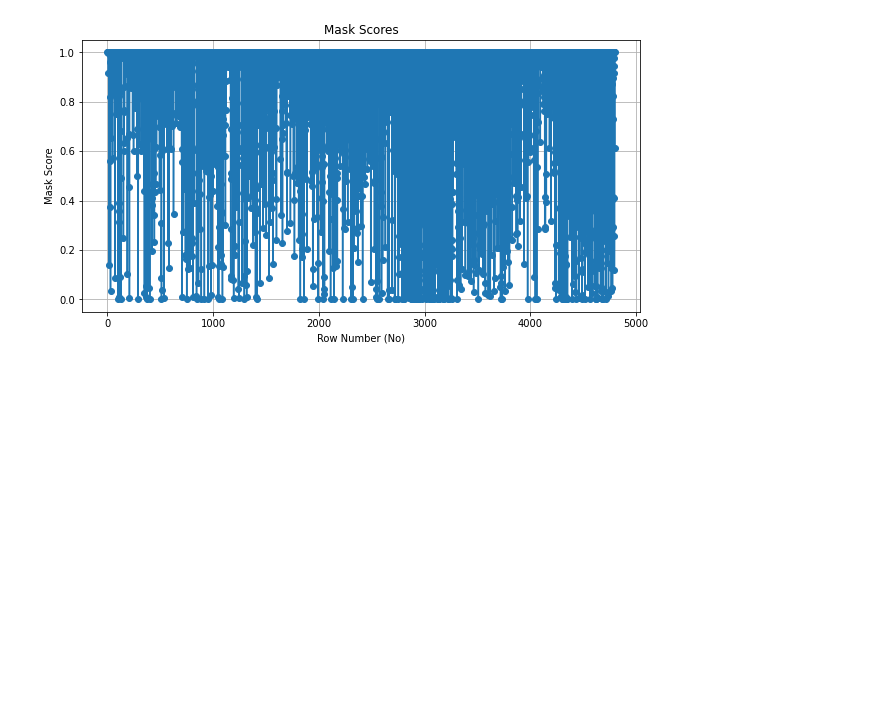
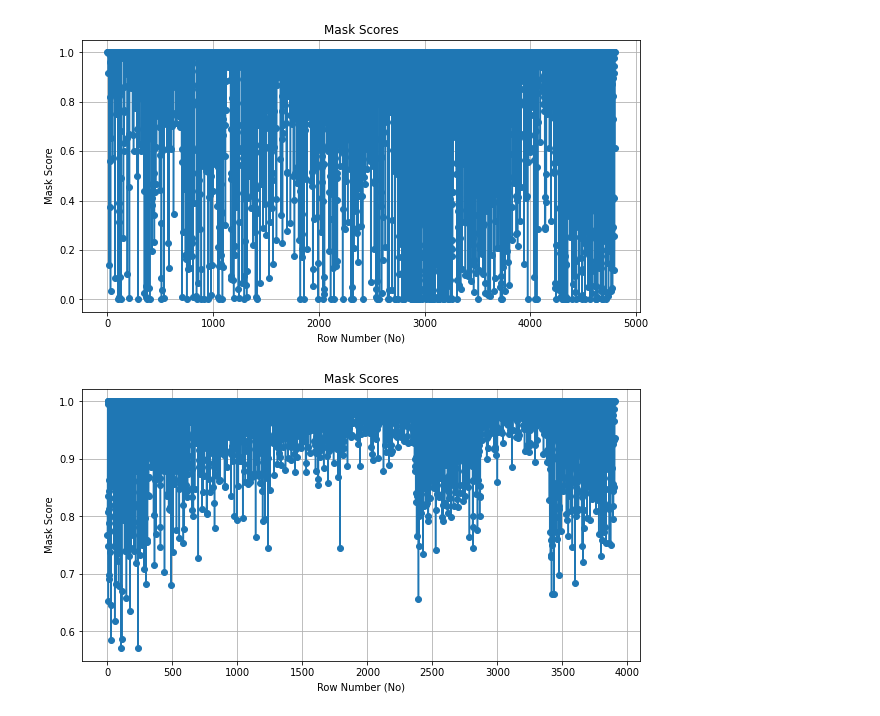
Before and after one commit to pkulium/Focused-Flip-Federated-Backdoor-Attack, a Jupyter notebook: save/plot.ipynb, the cells around one changed output. Saved outputs shown, nothing was run; the diff lists cells and outputs as text; code cells hidden in the pictures; blank space fills up the shorter version.

```diff
--- a/save/plot.ipynb
+++ b/save/plot.ipynb
@@ -30,4 +31,37 @@ plt.grid(True)
 plt.show()
 # %% [output]
 [figure]
+# %%
+import matplotlib.pyplot as plt
+
+# Assuming the text is stored in a file named 'data.txt'
+filename = 'mask_values_0.txt'
+
+# Read the file and store the mask scores and row numbers
+row_numbers = []
+mask_scores = []
+
+with open(filename, 'r') as file:
+    # Skip the header line
+    next(file)
+
+    for line in file:
+        # Split the line by whitespace and extract the row number and mask score
+        row_no, _, _, mask_score = line.split()
+
+        # Append the extracted values to the respective lists
+        row_numbers.append(int(row_no))
+        mask_scores.append(float(mask_score))
+
+# Plotting
+plt.figure(figsize=(10,5))
+plt.plot(row_numbers, mask_scores, marker='o')
+plt.title('Mask Scores')
+plt.xlabel('Row Number (No)')
+plt.ylabel('Mask Score')
+plt.grid(True)
+plt.savefig('mask_score.png', bbox_inches='tight')
+plt.show()
+# %% [output]
+[figure, added]
 # %%
```
Also changed, not shown: parts of 2 cells of this notebook, 2 other files.
